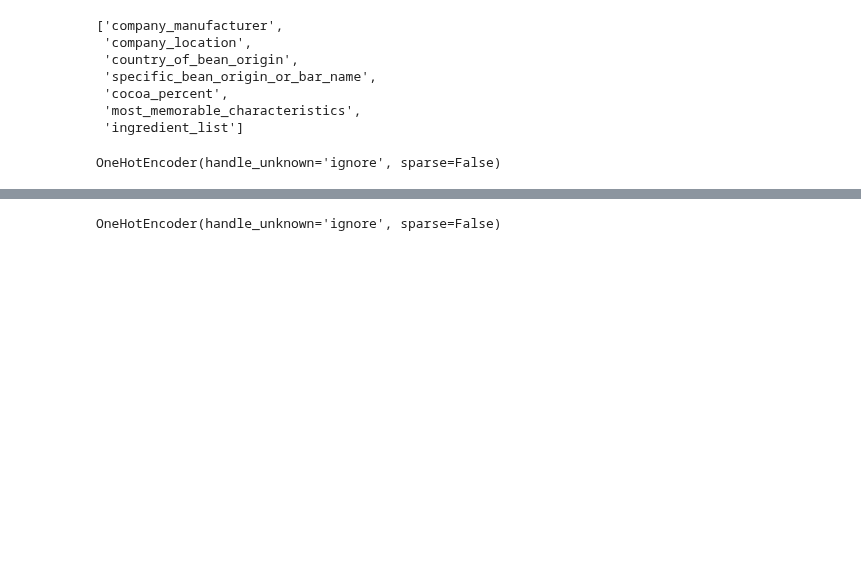
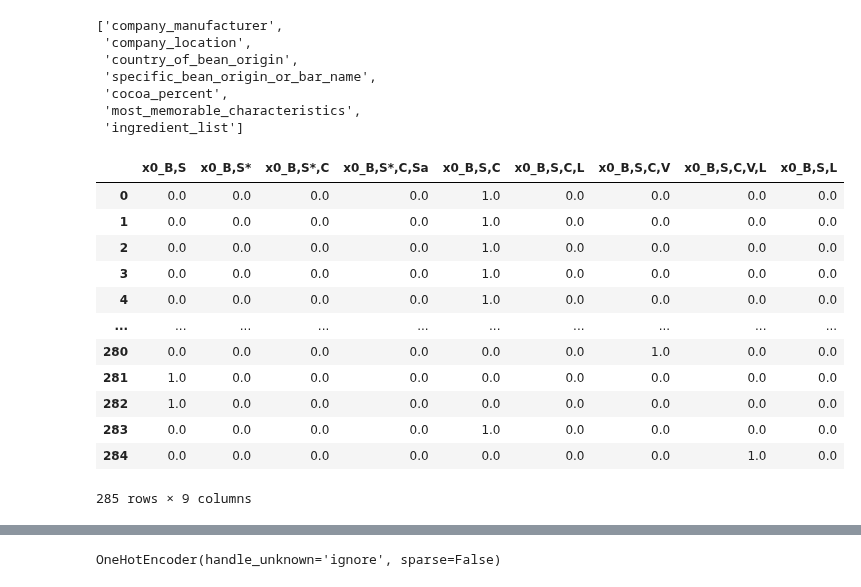
Before and after one commit to jchandleroneal/bsc-phase-three-project, a Jupyter notebook: notebooks/exploratory/mallory/data_scraping.ipynb, the cells around one changed output, grey strips where cells are left out. Cells and saved outputs as stored; diff of their text form; code cells hidden in the pictures; blank space fills up the shorter version.

```diff
--- a/notebooks/exploratory/mallory/data_scraping.ipynb
+++ b/notebooks/exploratory/mallory/data_scraping.ipynb
@@ -223,5 +227,25 @@ ohe = OneHotEncoder(sparse=False, handle_unknown='ignore')
 # %%
 # fit on training categorical data
 ohe.fit(X_train_imputed[['ingredient_list']])
+
+
+X_train_encoded = ohe.transform(X_train_imputed[['ingredient_list']])
+X_val_encoded = ohe.transform(X_val_imputed[['ingredient_list']])
+
+X_val_encoded_df= pd.DataFrame(X_val_encoded, columns=ohe.get_feature_names())
+
+X_val_encoded_df
 # %% [output]
+|  | x0_B,S | x0_B,S* | x0_B,S*,C | x0_B,S*,C,Sa | x0_B,S,C | x0_B,S,C,L | x0_B,S,C,V | x0_B,S,C,V,L | x0_B,S,L |
+| 0 | 0.0 | 0.0 | 0.0 | 0.0 | 1.0 | 0.0 | 0.0 | 0.0 | 0.0 |
+| 1 | 0.0 | 0.0 | 0.0 | 0.0 | 1.0 | 0.0 | 0.0 | 0.0 | 0.0 |
+| 2 | 0.0 | 0.0 | 0.0 | 0.0 | 1.0 | 0.0 | 0.0 | 0.0 | 0.0 |
+| 3 | 0.0 | 0.0 | 0.0 | 0.0 | 1.0 | 0.0 | 0.0 | 0.0 | 0.0 |
+| 4 | 0.0 | 0.0 | 0.0 | 0.0 | 1.0 | 0.0 | 0.0 | 0.0 | 0.0 |
+| ... | ... | ... | ... | ... | ... | ... | ... | ... | ... |
+| 280 | 0.0 | 0.0 | 0.0 | 0.0 | 0.0 | 0.0 | 1.0 | 0.0 | 0.0 |
+| 281 | 1.0 | 0.0 | 0.0 | 0.0 | 0.0 | 0.0 | 0.0 | 0.0 | 0.0 |
+| 282 | 1.0 | 0.0 | 0.0 | 0.0 | 0.0 | 0.0 | 0.0 | 0.0 | 0.0 |
+| 283 | 0.0 | 0.0 | 0.0 | 0.0 | 1.0 | 0.0 | 0.0 | 0.0 | 0.0 |
+| 284 | 0.0 | 0.0 | 0.0 | 0.0 | 0.0 | 0.0 | 0.0 | 1.0 | 0.0 |
-OneHotEncoder(handle_unknown='ignore', sparse=False)
+285 rows × 9 columns
```
Also changed, not shown: parts of 30 cells of this notebook, 1 other file.
